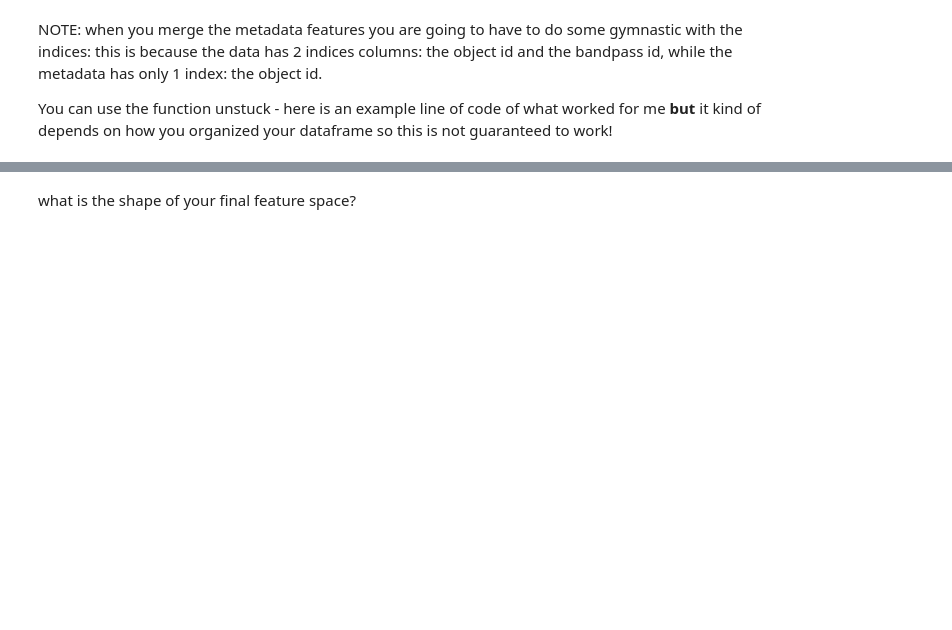
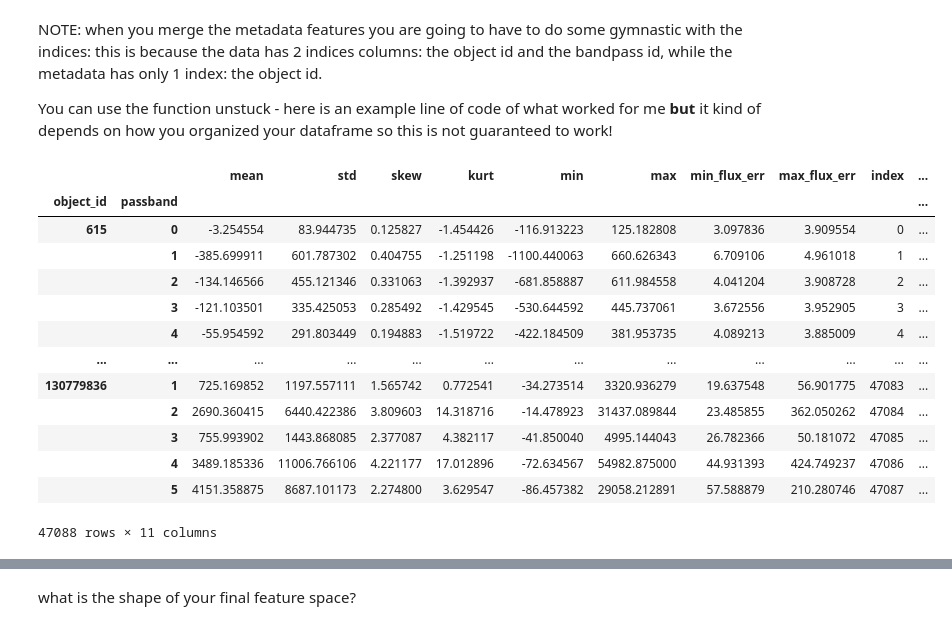
Before and after one commit to mysujan/MLTSA25_SShrestha, a Jupyter notebook: HW4/PLAsTICC_GP_homework.ipynb, the cells around one changed output, grey strips where cells are left out. Saved outputs shown, nothing was run; the diff lists cells and outputs as text; code cells hidden in the pictures; blank space fills up the shorter version.

```diff
--- a/HW4/PLAsTICC_GP_homework.ipynb
+++ b/HW4/PLAsTICC_GP_homework.ipynb
@@ -515,6 +551,23 @@ features.head()
 NOTE: when you merge the metadata features you are going to have to do some gymnastic with the indices: this is because the data has 2 indices columns: the object id and the bandpass id, while the metadata has only 1 index: the object id.
 
 You can use the function unstuck - here is an example line of code of what worked for me **but** it kind of depends on how you organized your dataframe so this is not guaranteed to work!
+# %%
+features.groupby(["object_id", "passband"]).head()
+# %% [output]
+|  |  | mean | std | skew | kurt | min | max | min_flux_err | max_flux_err | index | ... |
+| object_id | passband |  |  |  |  |  |  |  |  |  | ... |
+| 615 | 0 | -3.254554 | 83.944735 | 0.125827 | -1.454426 | -116.913223 | 125.182808 | 3.097836 | 3.909554 | 0 | ... |
+|  | 1 | -385.699911 | 601.787302 | 0.404755 | -1.251198 | -1100.440063 | 660.626343 | 6.709106 | 4.961018 | 1 | ... |
+|  | 2 | -134.146566 | 455.121346 | 0.331063 | -1.392937 | -681.858887 | 611.984558 | 4.041204 | 3.908728 | 2 | ... |
+|  | 3 | -121.103501 | 335.425053 | 0.285492 | -1.429545 | -530.644592 | 445.737061 | 3.672556 | 3.952905 | 3 | ... |
+|  | 4 | -55.954592 | 291.803449 | 0.194883 | -1.519722 | -422.184509 | 381.953735 | 4.089213 | 3.885009 | 4 | ... |
+| ... | ... | ... | ... | ... | ... | ... | ... | ... | ... | ... | ... |
+| 130779836 | 1 | 725.169852 | 1197.557111 | 1.565742 | 0.772541 | -34.273514 | 3320.936279 | 19.637548 | 56.901775 | 47083 | ... |
+|  | 2 | 2690.360415 | 6440.422386 | 3.809603 | 14.318716 | -14.478923 | 31437.089844 | 23.485855 | 362.050262 | 47084 | ... |
+|  | 3 | 755.993902 | 1443.868085 | 2.377087 | 4.382117 | -41.850040 | 4995.144043 | 26.782366 | 50.181072 | 47085 | ... |
+|  | 4 | 3489.185336 | 11006.766106 | 4.221177 | 17.012896 | -72.634567 | 54982.875000 | 44.931393 | 424.749237 | 47086 | ... |
+|  | 5 | 4151.358875 | 8687.101173 | 2.274800 | 3.629547 | -86.457382 | 29058.212891 | 57.588879 | 210.280746 | 47087 | ... |
+47088 rows × 11 columns
 # %%
 allfeatures = features.reset_index().set_index(['object_id','passband']).stack(
     ).unstack([1,2])
```
Also changed, not shown: parts of 32 cells of this notebook.
